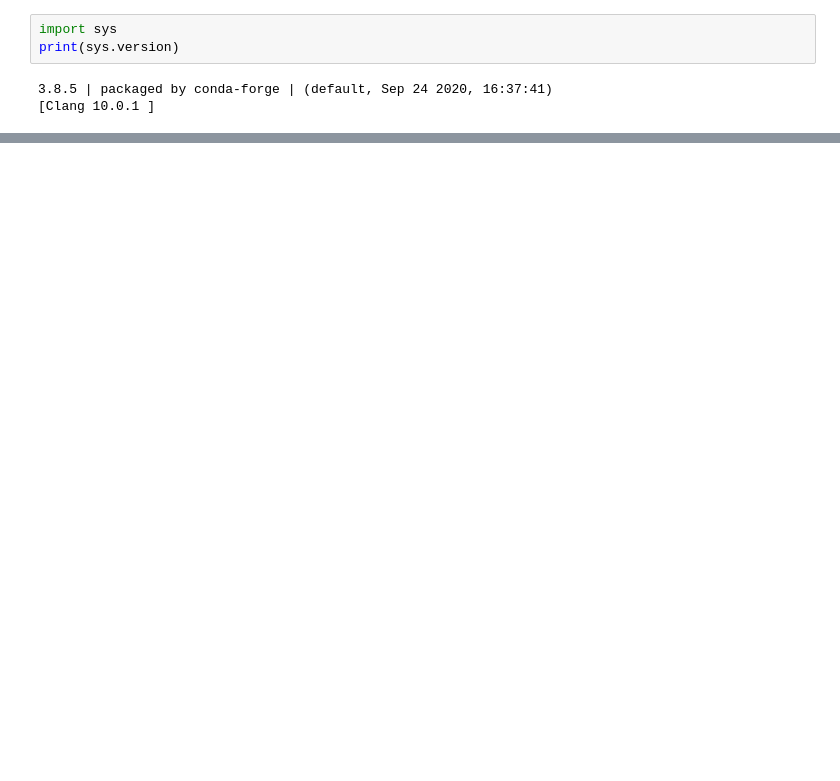
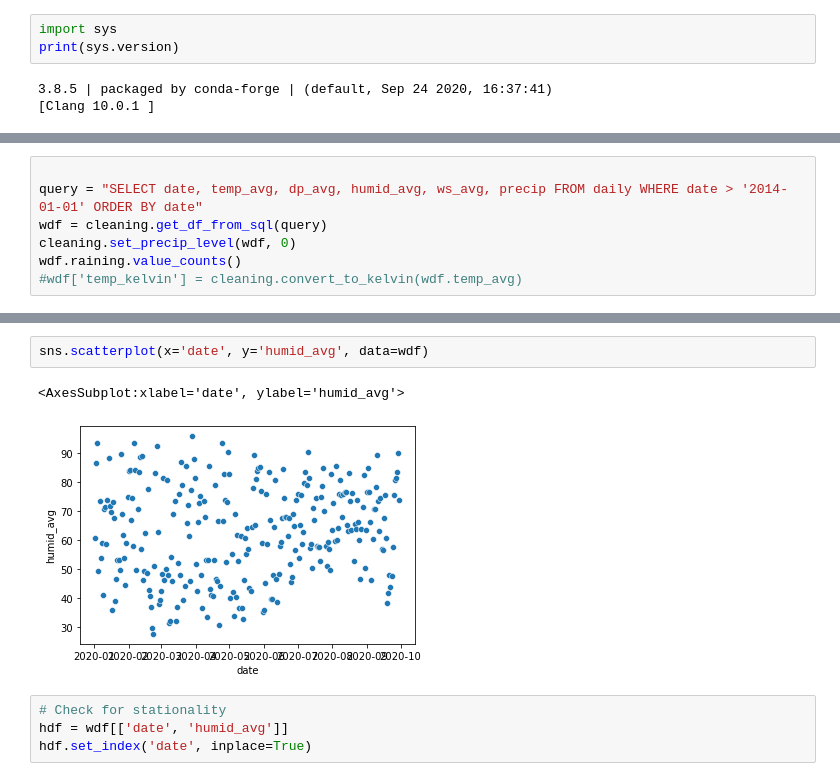
Before and after one commit to aauyeung19/Metis-Project-3, a Jupyter notebook: visualization_notebook.ipynb, the cells around one changed output, grey strips where cells are left out. Cells and saved outputs as stored; diff of their text form; blank space fills up the shorter version.

Commit message:
Started making MA model with Focus on Humidity

```diff
--- a/visualization_notebook.ipynb
+++ b/visualization_notebook.ipynb
@@ -21,0 +16,7 @@ True
+# %%
+
+query = "SELECT date, temp_avg, dp_avg, humid_avg, ws_avg, precip FROM daily WHERE date > '2014-01-01' ORDER BY date"
+wdf = cleaning.get_df_from_sql(query)
+cleaning.set_precip_level(wdf, 0)
+wdf.raining.value_counts()
+#wdf['temp_kelvin'] = cleaning.convert_to_kelvin(wdf.temp_avg)
@@ -21,0 +59,9 @@ True
+# %%
+sns.scatterplot(x='date', y='humid_avg', data=wdf)
+# %% [output]
+<AxesSubplot:xlabel='date', ylabel='humid_avg'>
+[figure, added]
+# %%
+# Check for stationality
+hdf = wdf[['date', 'humid_avg']]
+hdf.set_index('date', inplace=True)
```
Also changed, not shown: parts of 29 cells of this notebook.
